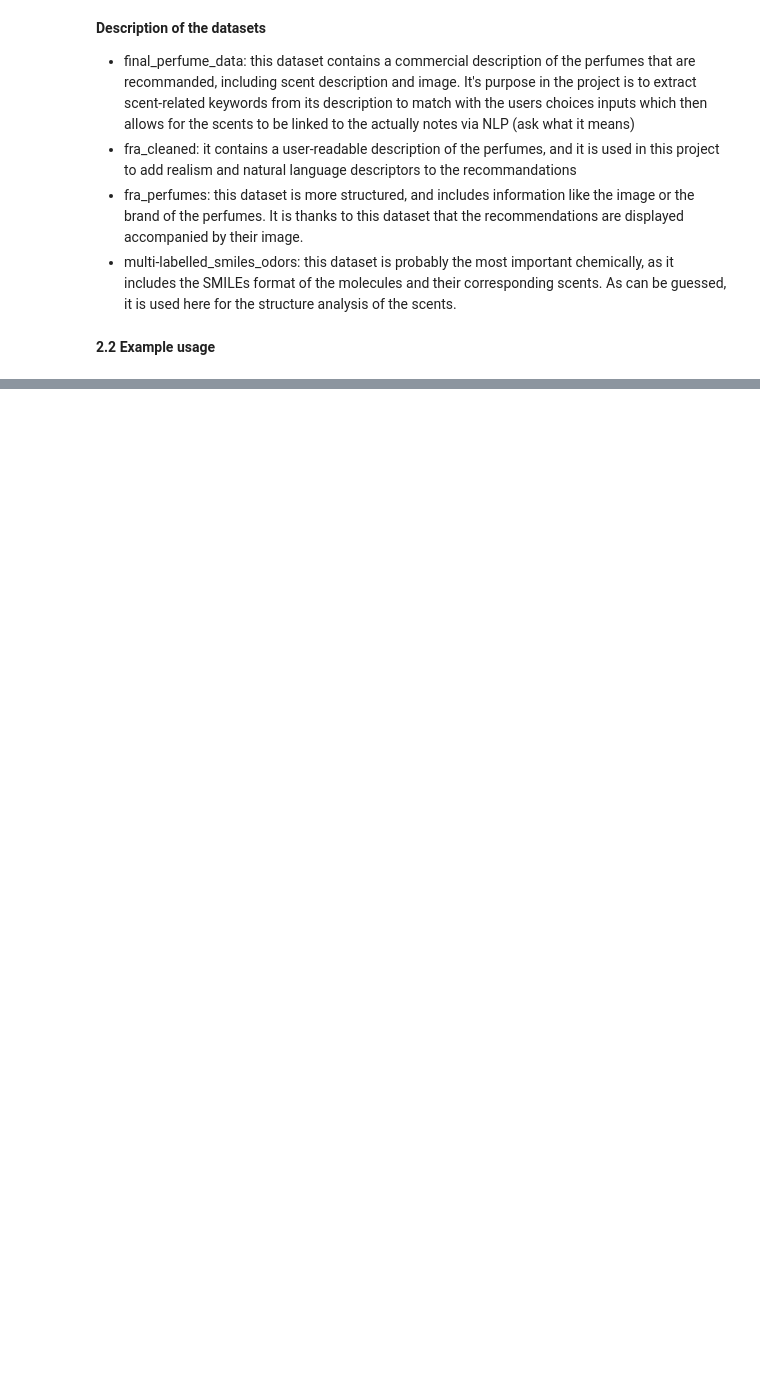
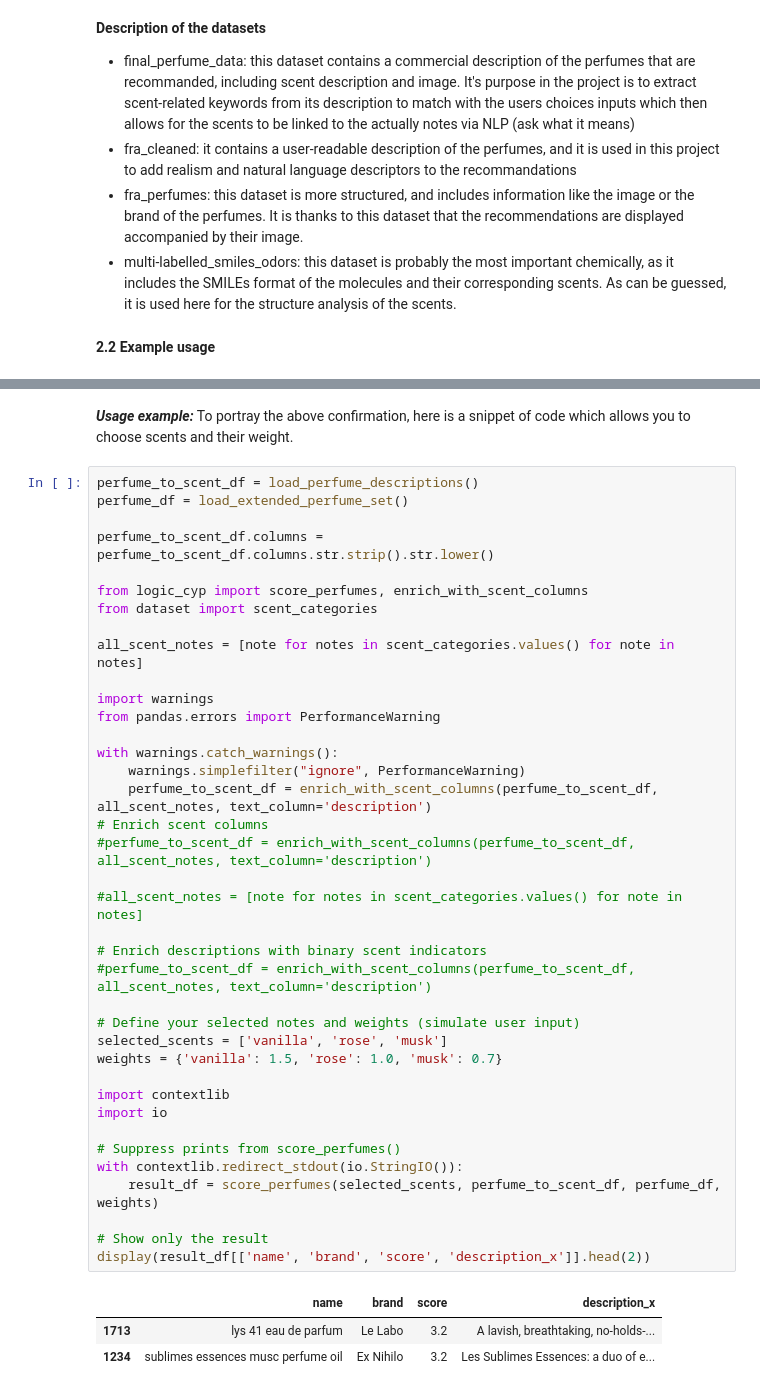
Before and after one commit to marieblcq/chooseyourperfume, a Jupyter notebook: notebooks/project_report.ipynb, the cells around one changed output, grey strips where cells are left out. Saved outputs shown, nothing was run; the diff lists cells and outputs as text; blank space fills up the shorter version.

```diff
--- a/notebooks/project_report.ipynb
+++ b/notebooks/project_report.ipynb
@@ -74,0 +192,44 @@ Specifically in this project, four datasets were used, each with its own purpose
+# %% [markdown]
+***Usage example:*** To portray the above confirmation, here is a snippet of code which allows you to choose scents and their weight.
+# %%
+perfume_to_scent_df = load_perfume_descriptions()
+perfume_df = load_extended_perfume_set()
+
+perfume_to_scent_df.columns = perfume_to_scent_df.columns.str.strip().str.lower()
+
+from logic_cyp import score_perfumes, enrich_with_scent_columns
+from dataset import scent_categories
+
+all_scent_notes = [note for notes in scent_categories.values() for note in notes]
+
+import warnings
+from pandas.errors import PerformanceWarning
+
+with warnings.catch_warnings():
+    warnings.simplefilter("ignore", PerformanceWarning)
+    perfume_to_scent_df = enrich_with_scent_columns(perfume_to_scent_df, all_scent_notes, text_column='description')
+# Enrich scent columns
+#perfume_to_scent_df = enrich_with_scent_columns(perfume_to_scent_df, all_scent_notes, text_column='description')
+
+#all_scent_notes = [note for notes in scent_categories.values() for note in notes]
+
+# Enrich descriptions with binary scent indicators
+#perfume_to_scent_df = enrich_with_scent_columns(perfume_to_scent_df, all_scent_notes, text_column='description')
+
+# Define your selected notes and weights (simulate user input)
+selected_scents = ['vanilla', 'rose', 'musk']
+weights = {'vanilla': 1.5, 'rose': 1.0, 'musk': 0.7}
+
+import contextlib
+import io
+
+# Suppress prints from score_perfumes()
+with contextlib.redirect_stdout(io.StringIO()):
+    result_df = score_perfumes(selected_scents, perfume_to_scent_df, perfume_df, weights)
+
+# Show only the result
+display(result_df[['name', 'brand', 'score', 'description_x']].head(2))
+# %% [output]
+|  | name | brand | score | description_x |
+| 1713 | lys 41 eau de parfum | Le Labo | 3.2 | A lavish, breathtaking, no-holds-... |
+| 1234 | sublimes essences musc perfume oil | Ex Nihilo | 3.2 | Les Sublimes Essences: a duo of e... |
```
Also changed, not shown: parts of 18 cells of this notebook, 2 other files.
